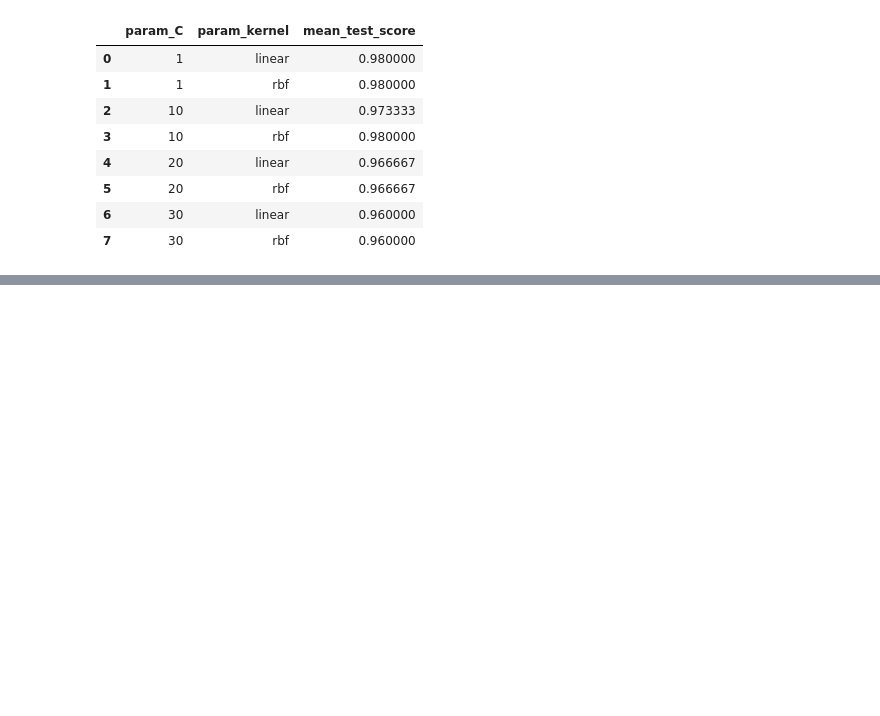
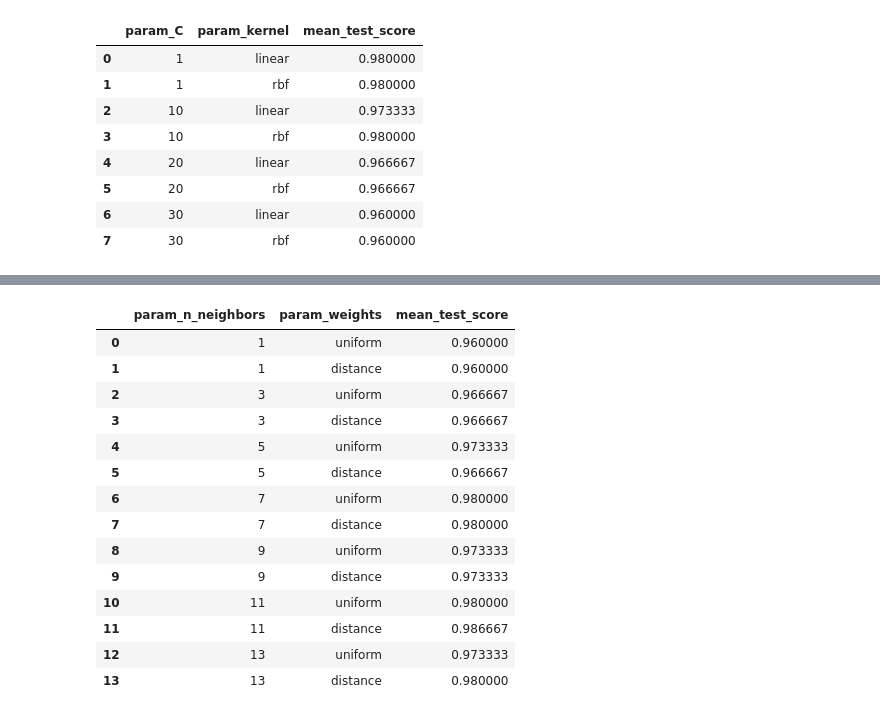
Before and after one commit to ds-mohit/Practice, a Jupyter notebook: Machine_learning/Supervised_Learning/Tuning/GridSearchCV.ipynb, the cells around one changed output, grey strips where cells are left out. Saved outputs shown, nothing was run; the diff lists cells and outputs as text; code cells hidden in the pictures; blank space fills up the shorter version.

```diff
--- a/Machine_learning/Supervised_Learning/Tuning/GridSearchCV.ipynb
+++ b/Machine_learning/Supervised_Learning/Tuning/GridSearchCV.ipynb
@@ -162,0 +220,18 @@ results[['param_C','param_kernel','mean_test_score']]
+# %%
+results_knn[['param_n_neighbors','param_weights','mean_test_score']]
+# %% [output]
+|  | param_n_neighbors | param_weights | mean_test_score |
+| 0 | 1 | uniform | 0.960000 |
+| 1 | 1 | distance | 0.960000 |
+| 2 | 3 | uniform | 0.966667 |
+| 3 | 3 | distance | 0.966667 |
+| 4 | 5 | uniform | 0.973333 |
+| 5 | 5 | distance | 0.966667 |
+| 6 | 7 | uniform | 0.980000 |
+| 7 | 7 | distance | 0.980000 |
+| 8 | 9 | uniform | 0.973333 |
+| 9 | 9 | distance | 0.973333 |
+| 10 | 11 | uniform | 0.980000 |
+| 11 | 11 | distance | 0.986667 |
+| 12 | 13 | uniform | 0.973333 |
+| 13 | 13 | distance | 0.980000 |
```
Also changed, not shown: parts of 15 cells of this notebook.
